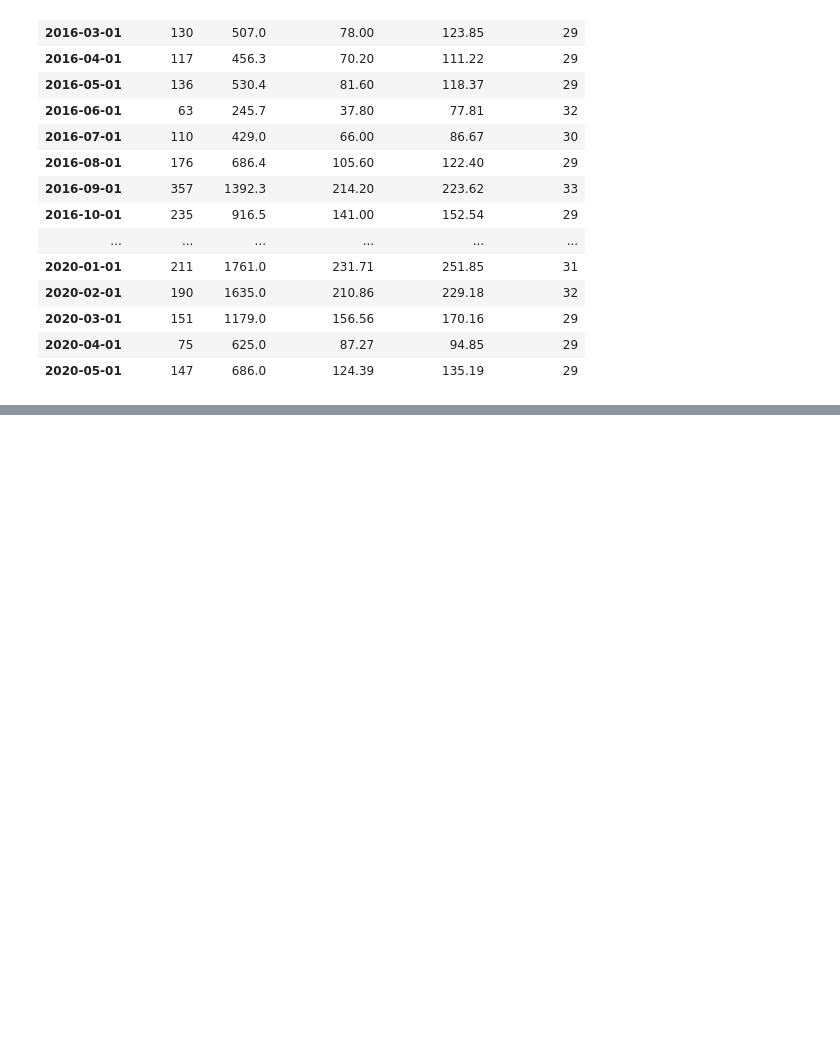
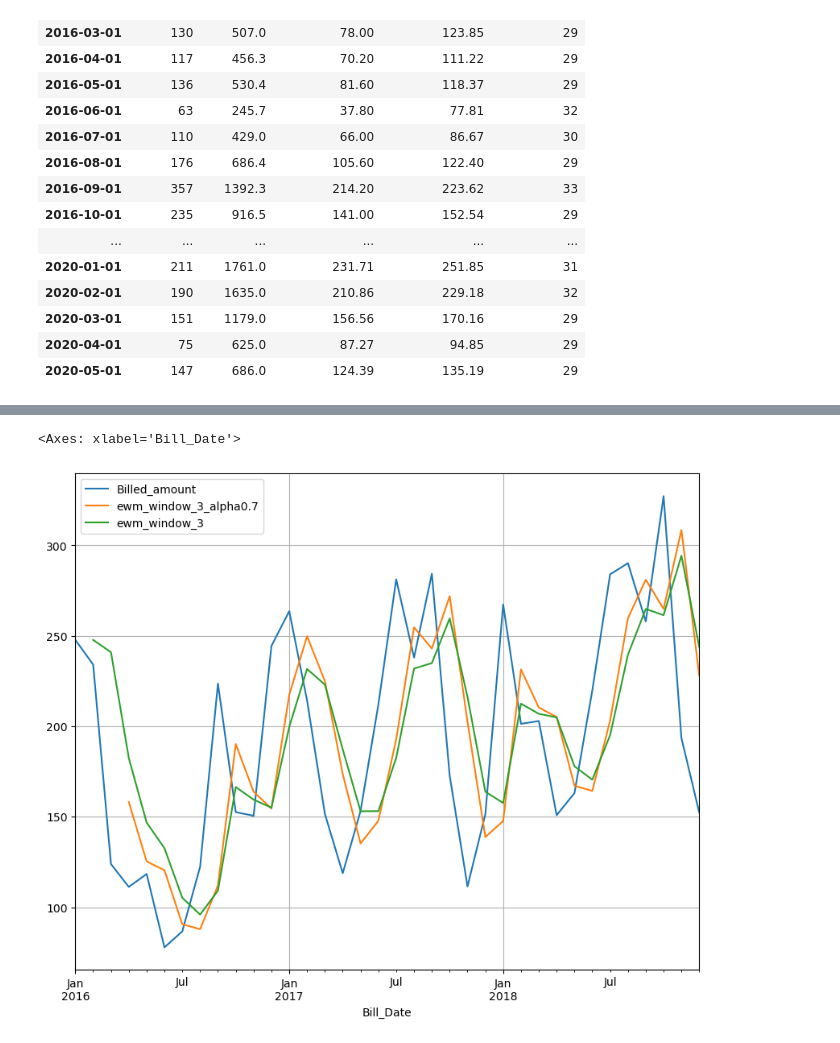
Before and after one commit to pragyasingh1729/TimeSeriesAnalysis, a Jupyter notebook: Part3-MovingAvg.ipynb, the cells around one changed output, grey strips where cells are left out. Cells and saved outputs as stored; diff of their text form; code cells hidden in the pictures; blank space fills up the shorter version.

```diff
--- a/Part3-MovingAvg.ipynb
+++ b/Part3-MovingAvg.ipynb
@@ -94,0 +256,6 @@ $\frac{(t + (t-1) + (t-2) + ... + (t-n))}{n}$
+# %%
+
+bill_2018[['Billed_amount', 'ewm_window_3_alpha0.7', 'ewm_window_3']].plot(grid = True)
+# %% [output]
+<Axes: xlabel='Bill_Date'>
+[figure, added]
```
Also changed, not shown: parts of 24 cells of this notebook.
